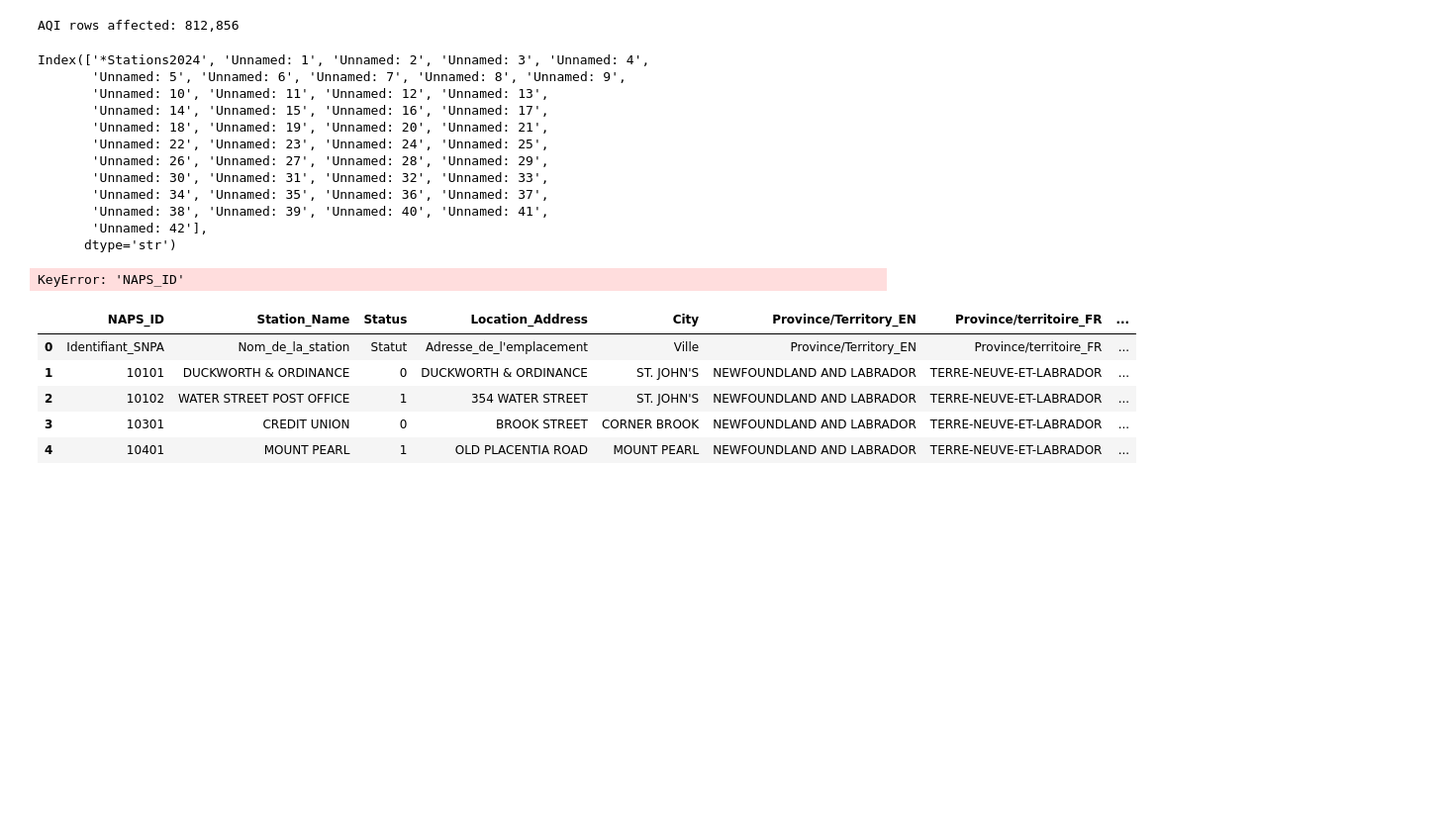
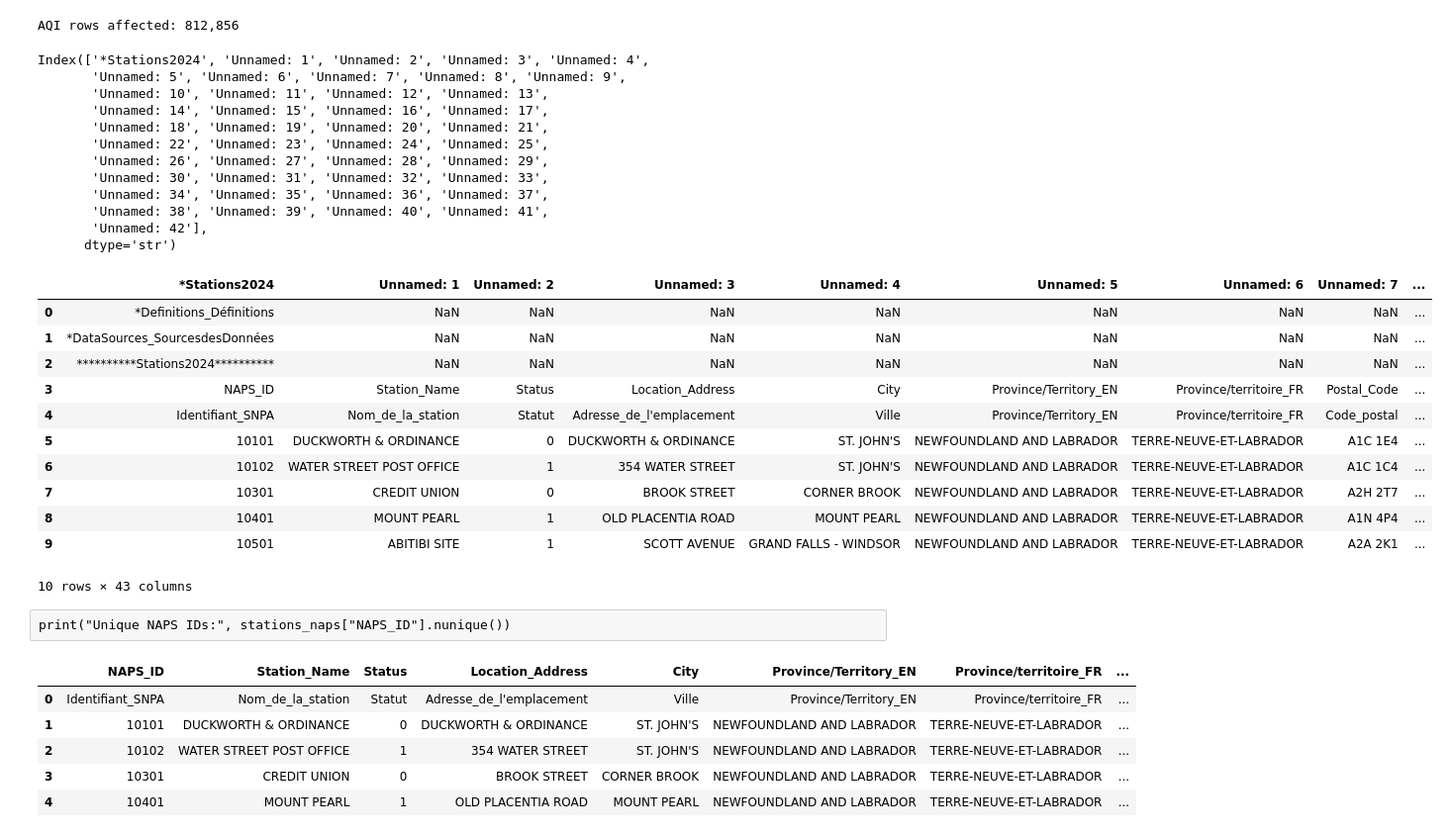
Before and after one commit to w0514508/NSCCProject-TeamCharlie, a Jupyter notebook: data/clean/Yashaswi/naps station.ipynb, the cells around one changed output. Shown at 99% size. Drawn from its saved outputs; the diff is of its cells as text; code cells hidden in the pictures; blank space fills up the shorter version.

```diff
--- a/data/clean/Yashaswi/naps station.ipynb
+++ b/data/clean/Yashaswi/naps station.ipynb
@@ -189,7 +189,6 @@ import pandas as pd
 stations_naps = pd.read_csv("../../clean/Yashaswi/DimPollutants/StationsNAPS.csv")
 
 print(stations_naps.columns)
-print("Unique NAPS IDs:", stations_naps["NAPS_ID"].nunique())
 # %% [output]
 Index(['*Stations2024', 'Unnamed: 1', 'Unnamed: 2', 'Unnamed: 3', 'Unnamed: 4',
        'Unnamed: 5', 'Unnamed: 6', 'Unnamed: 7', 'Unnamed: 8', 'Unnamed: 9',
@@ -203,7 +202,23 @@ Index(['*Stations2024', 'Unnamed: 1', 'Unnamed: 2', 'Unnamed: 3', 'Unnamed: 4',
        'Unnamed: 38', 'Unnamed: 39', 'Unnamed: 40', 'Unnamed: 41',
        'Unnamed: 42'],
       dtype='str')
-KeyError: 'NAPS_ID'
+# %%
+stations_naps.head(10)
+# %% [output]
+|  | *Stations2024 | Unnamed: 1 | Unnamed: 2 | Unnamed: 3 | Unnamed: 4 | Unnamed: 5 | Unnamed: 6 | Unnamed: 7 | ... |
+| 0 | *Definitions_Définitions | NaN | NaN | NaN | NaN | NaN | NaN | NaN | ... |
+| 1 | *DataSources_SourcesdesDonnées | NaN | NaN | NaN | NaN | NaN | NaN | NaN | ... |
+| 2 | **********Stations2024********** | NaN | NaN | NaN | NaN | NaN | NaN | NaN | ... |
+| 3 | NAPS_ID | Station_Name | Status | Location_Address | City | Province/Territory_EN | Province/territoire_FR | Postal_Code | ... |
+| 4 | Identifiant_SNPA | Nom_de_la_station | Statut | Adresse_de_l'emplacement | Ville | Province/Territory_EN | Province/territoire_FR | Code_postal | ... |
+| 5 | 10101 | DUCKWORTH & ORDINANCE | 0 | DUCKWORTH & ORDINANCE | ST. JOHN'S | NEWFOUNDLAND AND LABRADOR | TERRE-NEUVE-ET-LABRADOR | A1C 1E4 | ... |
+| 6 | 10102 | WATER STREET POST OFFICE | 1 | 354 WATER STREET | ST. JOHN'S | NEWFOUNDLAND AND LABRADOR | TERRE-NEUVE-ET-LABRADOR | A1C 1C4 | ... |
+| 7 | 10301 | CREDIT UNION | 0 | BROOK STREET | CORNER BROOK | NEWFOUNDLAND AND LABRADOR | TERRE-NEUVE-ET-LABRADOR | A2H 2T7 | ... |
+| 8 | 10401 | MOUNT PEARL | 1 | OLD PLACENTIA ROAD | MOUNT PEARL | NEWFOUNDLAND AND LABRADOR | TERRE-NEUVE-ET-LABRADOR | A1N 4P4 | ... |
+| 9 | 10501 | ABITIBI SITE | 1 | SCOTT AVENUE | GRAND FALLS - WINDSOR | NEWFOUNDLAND AND LABRADOR | TERRE-NEUVE-ET-LABRADOR | A2A 2K1 | ... |
+10 rows × 43 columns
+# %% [raw]
+print("Unique NAPS IDs:", stations_naps["NAPS_ID"].nunique())
 # %%
 import pandas as pd
 
```
Also changed, not shown: parts of 6 cells of this notebook.
